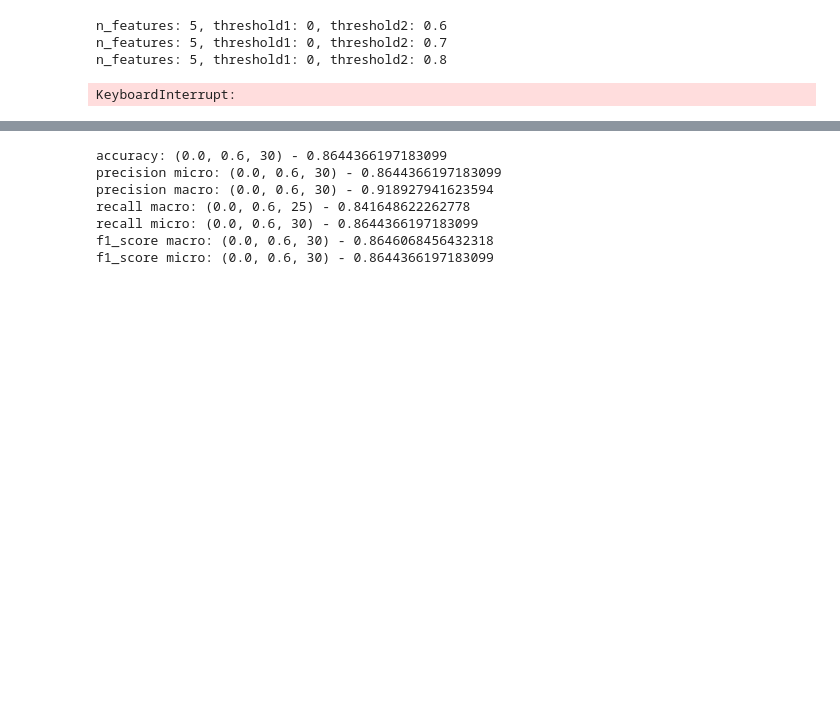
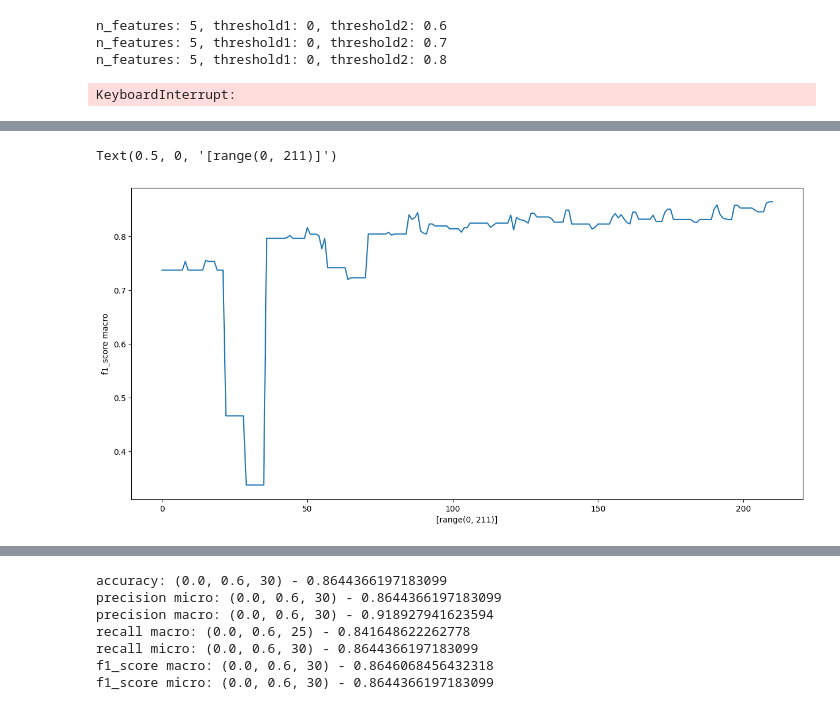
Before and after one commit to DavideLigari01/advanced-biomedical-project, a Jupyter notebook: notebooks/feature_analysis/thresholds_selection.ipynb, the cells around one changed output, grey strips where cells are left out. Drawn from its saved outputs; the diff is of its cells as text; code cells hidden in the pictures; blank space fills up the shorter version.

```diff
--- a/notebooks/feature_analysis/thresholds_selection.ipynb
+++ b/notebooks/feature_analysis/thresholds_selection.ipynb
@@ -128,3 +133,14 @@ plt.show()
+# %%
+analysis_df = results_df.copy()
+analysis_df.reset_index(inplace=True)
+analysis_df["filter"]= analysis_df["threshold1"].astype(str) + " - " + analysis_df["threshold2"].astype(str)+ " - " + analysis_df["n_features"].astype(str)
+analysis_df= analysis_df[["filter","f1_score macro"]]
+
+g=sns.lineplot(data=analysis_df, x=analysis_df.index, y="f1_score macro")
+g.figure.set_size_inches(15, 7)
+# %% [output]
+Text(0.5, 0, '[range(0, 211)]')
+[figure, added]
 # %%
 threshold1_df = results_df.groupby(["threshold1"]).max()
 threshold1_df
```
Also changed, not shown: parts of 2 cells of this notebook, 5 other files.
